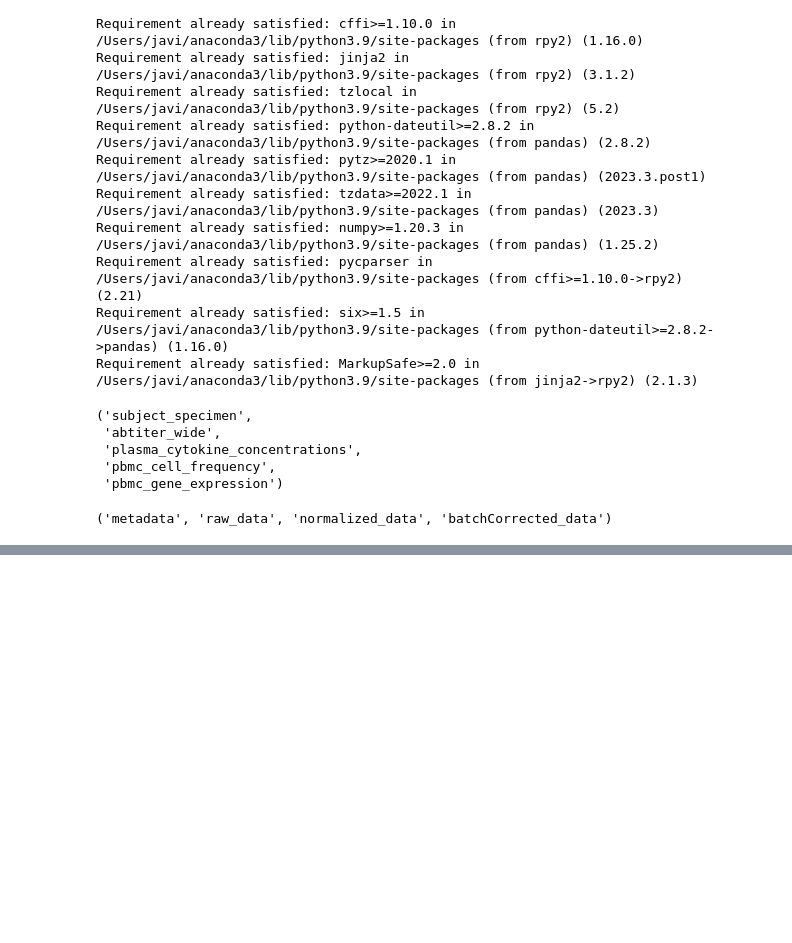
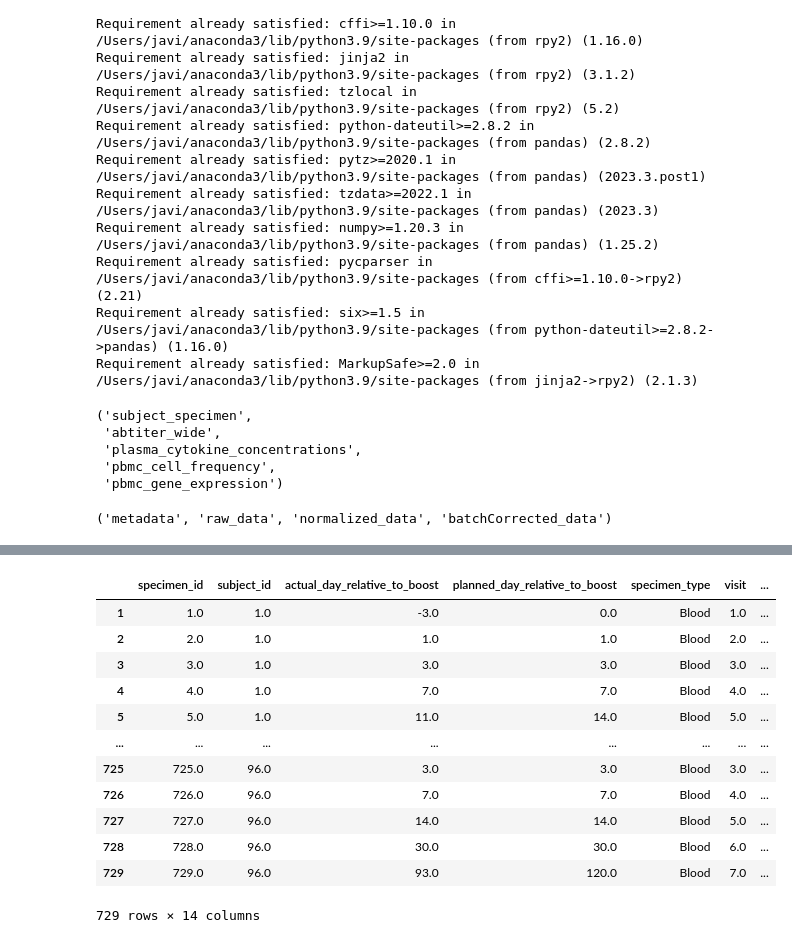
Before and after one commit to brianrqian/DSE260A-Immune-Response, a Jupyter notebook: CMI-javi.ipynb, the cells around one changed output, grey strips where cells are left out. Saved outputs shown, nothing was run; the diff lists cells and outputs as text; code cells hidden in the pictures; blank space fills up the shorter version.

```diff
--- a/CMI-javi.ipynb
+++ b/CMI-javi.ipynb
@@ -59,0 +70,18 @@ Name: specimen_id, Length: 625, dtype: float64
+# %%
+subject_specimen = data['subject_specimen']
+# %%
+subject_specimen
+# %% [output]
+|  | specimen_id | subject_id | actual_day_relative_to_boost | planned_day_relative_to_boost | specimen_type | visit | ... |
+| 1 | 1.0 | 1.0 | -3.0 | 0.0 | Blood | 1.0 | ... |
+| 2 | 2.0 | 1.0 | 1.0 | 1.0 | Blood | 2.0 | ... |
+| 3 | 3.0 | 1.0 | 3.0 | 3.0 | Blood | 3.0 | ... |
+| 4 | 4.0 | 1.0 | 7.0 | 7.0 | Blood | 4.0 | ... |
+| 5 | 5.0 | 1.0 | 11.0 | 14.0 | Blood | 5.0 | ... |
+| ... | ... | ... | ... | ... | ... | ... | ... |
+| 725 | 725.0 | 96.0 | 3.0 | 3.0 | Blood | 3.0 | ... |
+| 726 | 726.0 | 96.0 | 7.0 | 7.0 | Blood | 4.0 | ... |
+| 727 | 727.0 | 96.0 | 14.0 | 14.0 | Blood | 5.0 | ... |
+| 728 | 728.0 | 96.0 | 30.0 | 30.0 | Blood | 6.0 | ... |
+| 729 | 729.0 | 96.0 | 93.0 | 120.0 | Blood | 7.0 | ... |
+729 rows × 14 columns
```
Also changed, not shown: parts of 22 cells of this notebook.
